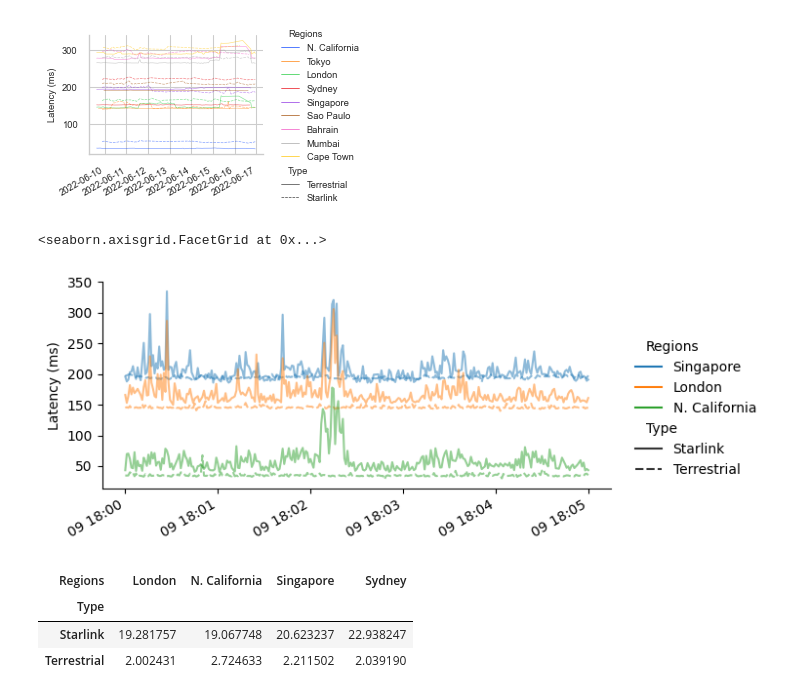
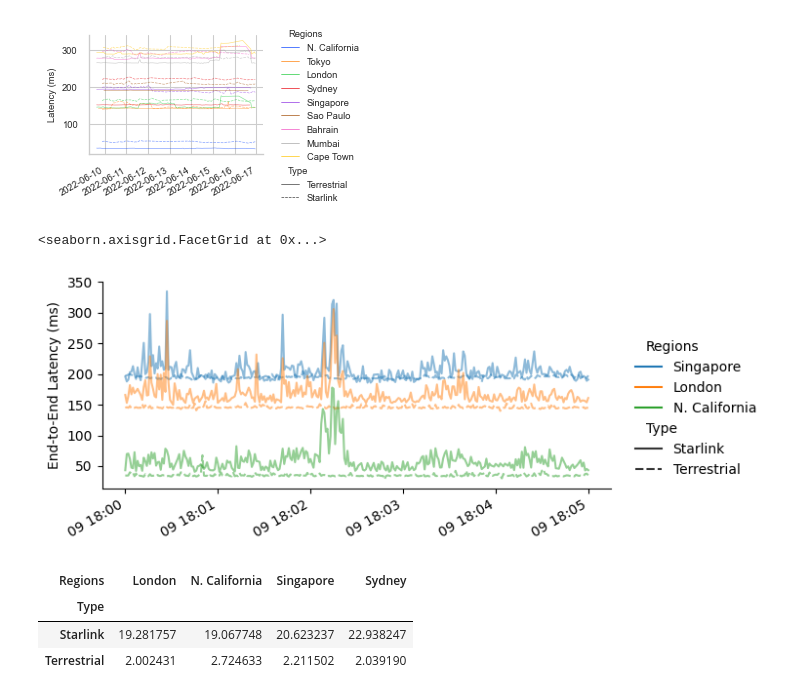
Before and after one commit to Starlink-Measurement/starlink-plot, a Jupyter notebook: plot_ping.ipynb, the cells around one changed output. Cells and saved outputs as stored; diff of their text form; code cells hidden in the pictures.

Commit message:
Update ylabel

```diff
--- a/plot_ping.ipynb
+++ b/plot_ping.ipynb
@@ -779,35 +779,36 @@ def plot_time_lat():
     for ax in axes:
         #ax.grid(visible=True, which='both', axis='y', color='gray', linewidth=0.1)
         #ax.set_rasterized(True)
         #for _, row in df_missing.iterrows():
         #    ax.axvline(row[N_TIMESTAMP], alpha=0.1, ls='--', color='red')
 
         prev_timestamp = None
         #for _, row in df_missing.iterrows():
         #    if prev_timestamp:
         #        if (row[N_TIMESTAMP] - prev_timestamp) > pd.Timedelta(hours=1):
         #            ind = common.REGION_ORDER.index(row[N_REGIONS])
         #            ax.axvspan(prev_timestamp, row[N_TIMESTAMP], alpha=0.1,
         #                       facecolor='red',
         #                       #facecolor=pal[ind],
         #                       ec='white', ls='--')
         #            prev_timestamp = None
         #    else:
         #        prev_timestamp = row[N_TIMESTAMP]
 
     g_time.set(
         #yscale='log',
-        xlabel=''
+        xlabel='',
+        ylabel='End-to-End Latency (ms)'
     )
     g_time.figure.autofmt_xdate()
     g_time.tight_layout()
     return g_time
 
 g_time610LSN = plot_time_lat()
 g_time610LSN
 # %% [output]
 <seaborn.axisgrid.FacetGrid at 0x...>
-[figure, old version]
+[figure, new version]
 # %%
 g_time610LSN.savefig(f'{OUT_PATH}/2022-06-09_18_and_18-05_ping_no_outliers_LSN.pdf', bbox_inches='tight')
 #fig.savefig(f'{filename}.pgf', bbox_inches='tight')
```
